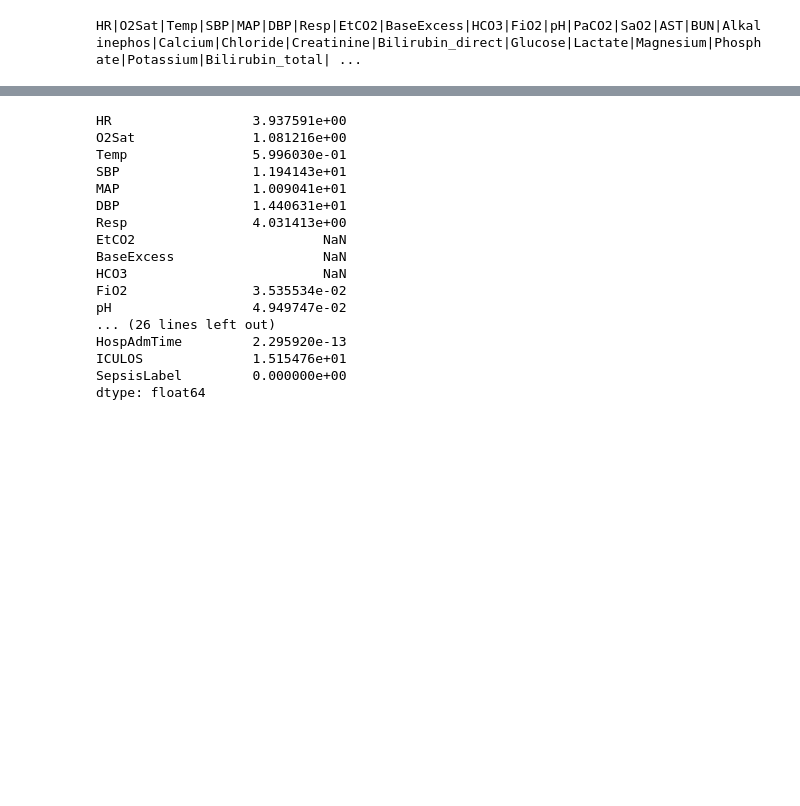
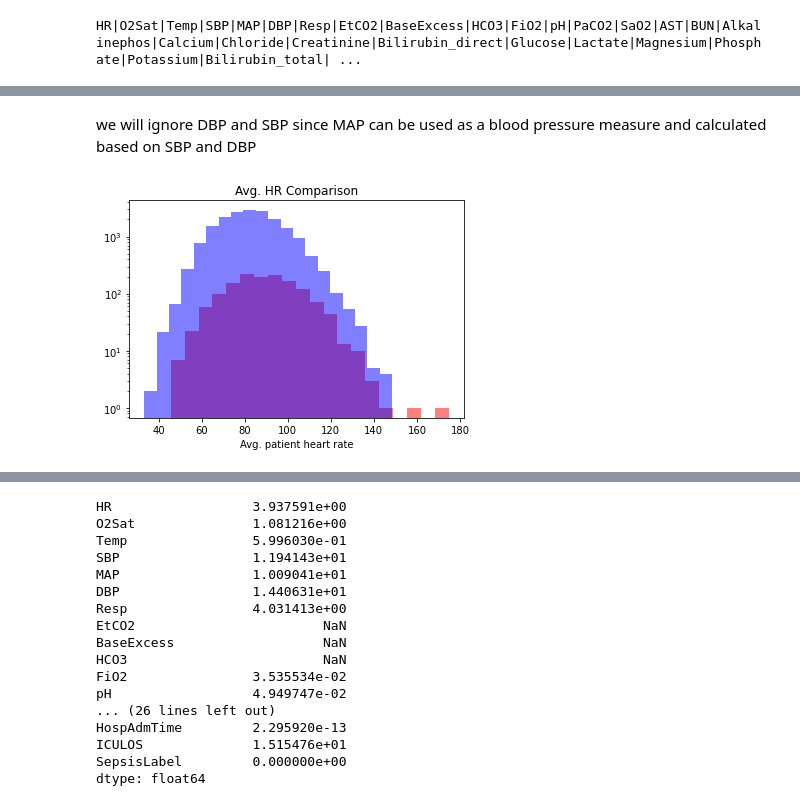
Before and after one commit to snirlugassy/sepsis_early_detection, a Jupyter notebook: hw1_eda.ipynb, the cells around one changed output, grey strips where cells are left out. Saved outputs shown, nothing was run; the diff lists cells and outputs as text; code cells hidden in the pictures; blank space fills up the shorter version.

```diff
--- a/hw1_eda.ipynb
+++ b/hw1_eda.ipynb
@@ -37,0 +223,14 @@ data[0].head(10)
+# %% [markdown]
+we will ignore DBP and SBP since MAP can be used as a blood pressure measure and calculated based on SBP and DBP
+# %%
+sepsis_mean_hr = [df.HR.mean() for df in sepsis]
+non_sepsis_mean_hr = [df.HR.mean() for df in non_sepsis]
+
+plt.plot()
+plt.title('Avg. HR Comparison')
+plt.hist(sepsis_mean_hr, color='r', alpha=0.5, label='Sepsis', bins=20, log=True)
+plt.hist(non_sepsis_mean_hr, color='b', alpha=0.5, label='Non-sepsis', bins=20, log=True)
+plt.xlabel('Avg. patient heart rate')
+plt.show()
+# %% [output]
+[figure, added]
```
Also changed, not shown: parts of 20 cells of this notebook, 6 other files.
